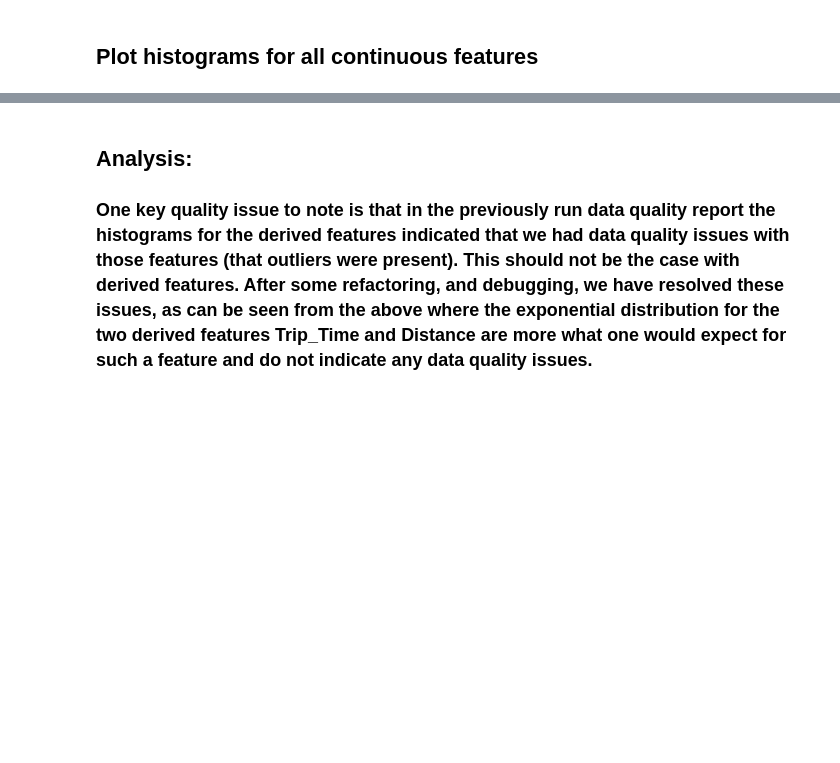
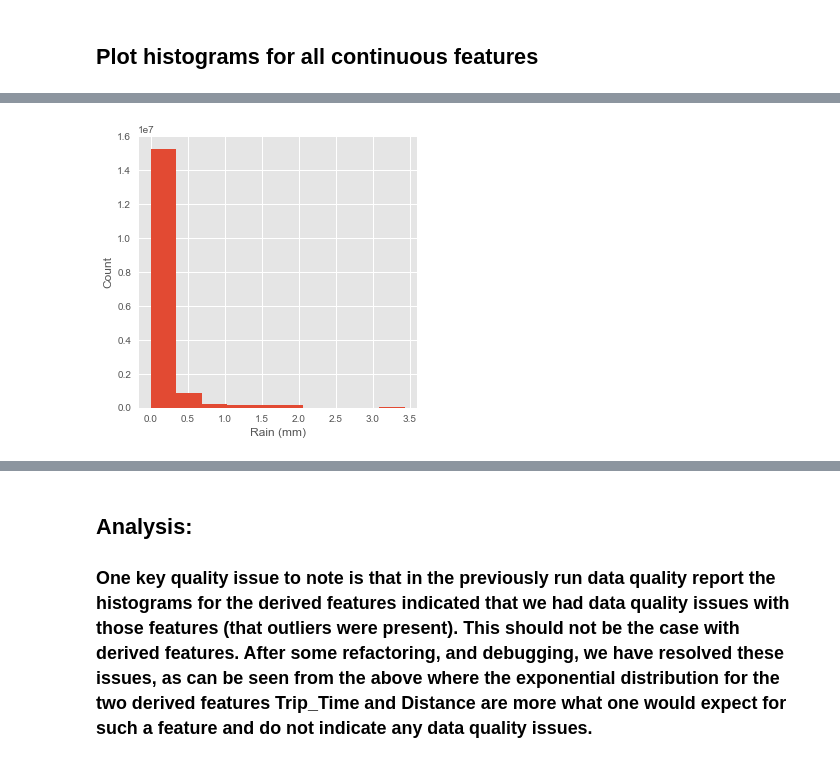
Before and after one commit to PamelaKelly/ETADataHandling, a Jupyter notebook: data_quality/data_quality_report3_all_data.ipynb, the cells around one changed output, grey strips where cells are left out. Drawn from its saved outputs; the diff is of its cells as text; code cells hidden in the pictures; blank space fills up the shorter version.

```diff
--- a/data_quality/data_quality_report3_all_data.ipynb
+++ b/data_quality/data_quality_report3_all_data.ipynb
@@ -205,0 +230,7 @@ plt.savefig('histograms_all_data_v1.jpg')
+# %%
+dist_plot = df['rain'].hist(figsize=(5, 5))
+dist_plot.set_xlabel('Rain (mm)')
+dist_plot.set_ylabel('Count')
+plt.savefig('histogram_rain_all_data_v1.jpg')
+# %% [output]
+[figure, added]
```
Also changed, not shown: parts of 22 cells of this notebook.
